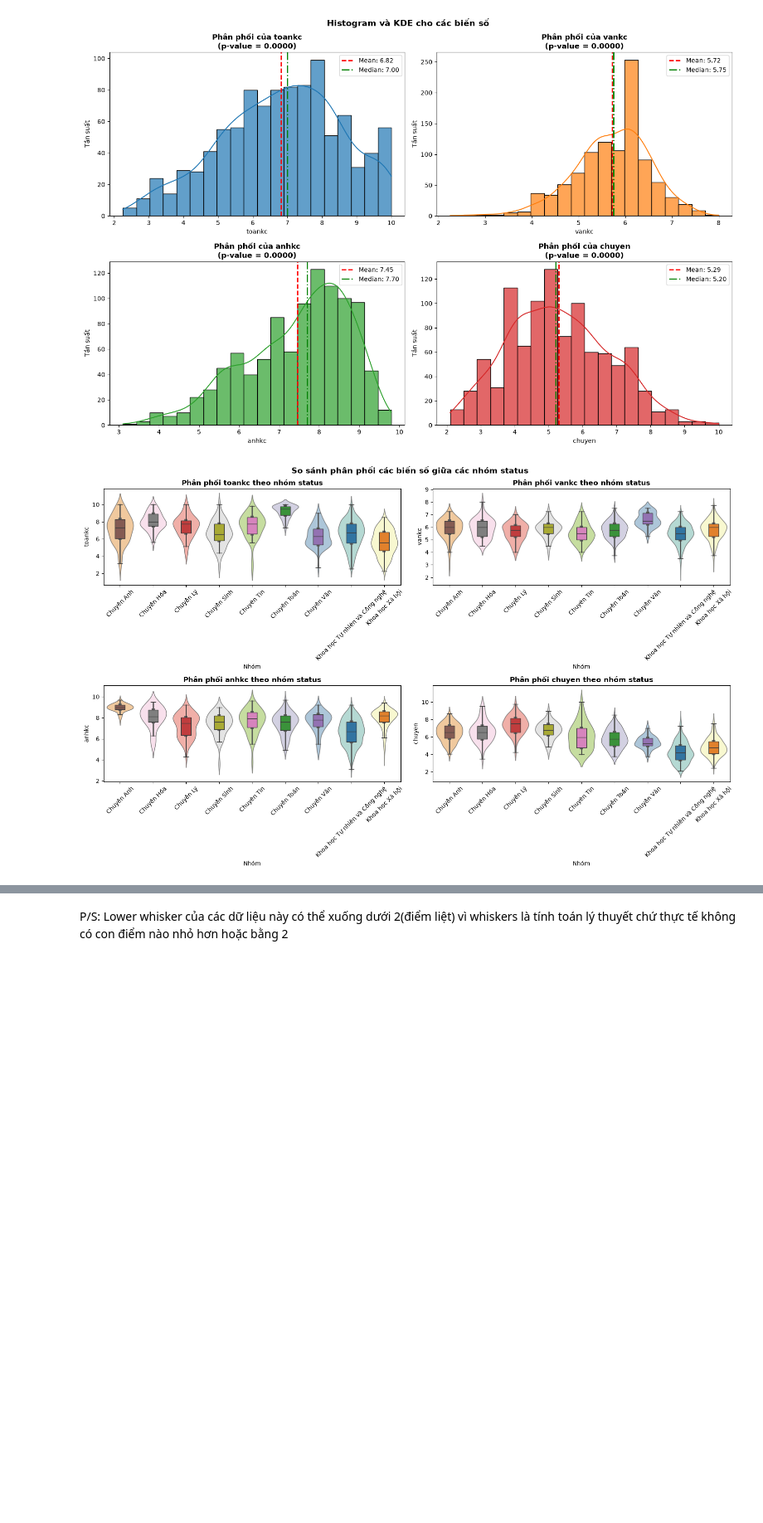
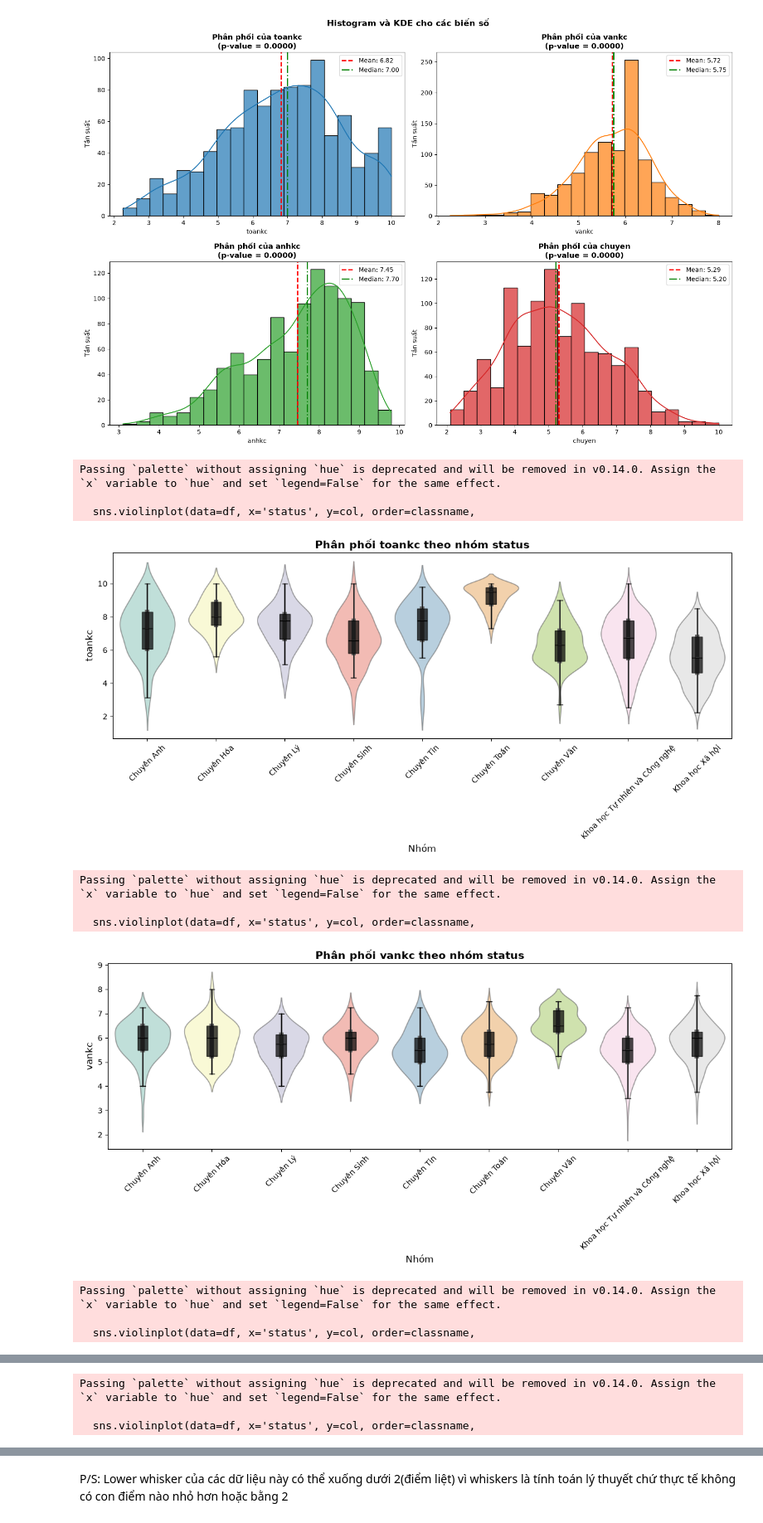
Before and after one commit to phucanhtruong/mliot-pyml-2026-hw, a Jupyter notebook: week01/week1_2.ipynb, the cells around one changed output, grey strips where cells are left out. Shown at 83% size. Drawn from its saved outputs; the diff is of its cells as text; code cells hidden in the pictures; blank space fills up the shorter version.

```diff
--- a/week01/week1_2.ipynb
+++ b/week01/week1_2.ipynb
@@ -164,23 +169,36 @@ plt.show()
   - Phân phối tương đối đối xứng
 [figure]
 # %%
+cols = ['toankc', 'vankc', 'anhkc', 'chuyen']
+classname = sorted(df['status'].unique())
 
-fig, axes = plt.subplots(2, 2, figsize=(16, 10))
-axes = axes.flatten()
+for col in cols:
+    fig, ax = plt.subplots(figsize=(12, 6))
 
-for idx, col in enumerate(cols):
     sns.violinplot(data=df, x='status', y=col, order=classname,
-                   ax=axes[idx], hue='status', palette='Set3', alpha=0.7)
+                   ax=ax, palette='Set3', alpha=0.6)
+
     sns.boxplot(data=df, x='status', y=col, order=classname,
-                ax=axes[idx], hue='status', width=0.3, showfliers=False)
+                ax=ax, width=0.15, showfliers=False,
+                color='black', boxprops=dict(alpha=0.7))
 
-    axes[idx].set_title(f'Phân phối {col} theo nhóm status', fontsize=12, fontweight='bold')
-    axes[idx].set_xlabel('Nhóm')
-    axes[idx].set_ylabel(col)
-    axes[idx].tick_params(axis='x', rotation=45)
+    ax.set_title(f'Phân phối {col} theo nhóm status',
+                 fontsize=14, fontweight='bold')
+    ax.set_xlabel('Nhóm', fontsize=12)
+    ax.set_ylabel(col, fontsize=12)
+    ax.tick_params(axis='x', rotation=45)
 
-plt.suptitle('So sánh phân phối các biến số giữa các nhóm status', fontsize=14, fontweight='bold')
-plt.tight_layout()
-plt.show()
+    plt.tight_layout()
+    plt.show()
 # %% [output]
+Passing `palette` without assigning `hue` is deprecated and will be removed in v0.14.0. Assign the `x` variable to `hue` and set `legend=False` for the same effect.
+
+  sns.violinplot(data=df, x='status', y=col, order=classname,
-[figure, old version]
+[figure, new version]
+Passing `palette` without assigning `hue` is deprecated and will be removed in v0.14.0. Assign the `x` variable to `hue` and set `legend=False` for the same effect.
+
+  sns.violinplot(data=df, x='status', y=col, order=classname,
+[figure, added]
+Passing `palette` without assigning `hue` is deprecated and will be removed in v0.14.0. Assign the `x` variable to `hue` and set `legend=False` for the same effect.
+
+  sns.violinplot(data=df, x='status', y=col, order=classname,
@@ -186,0 +206,3 @@ plt.show()
+Passing `palette` without assigning `hue` is deprecated and will be removed in v0.14.0. Assign the `x` variable to `hue` and set `legend=False` for the same effect.
+
+  sns.violinplot(data=df, x='status', y=col, order=classname,
```
Also changed, not shown: parts of 2 cells of this notebook.
